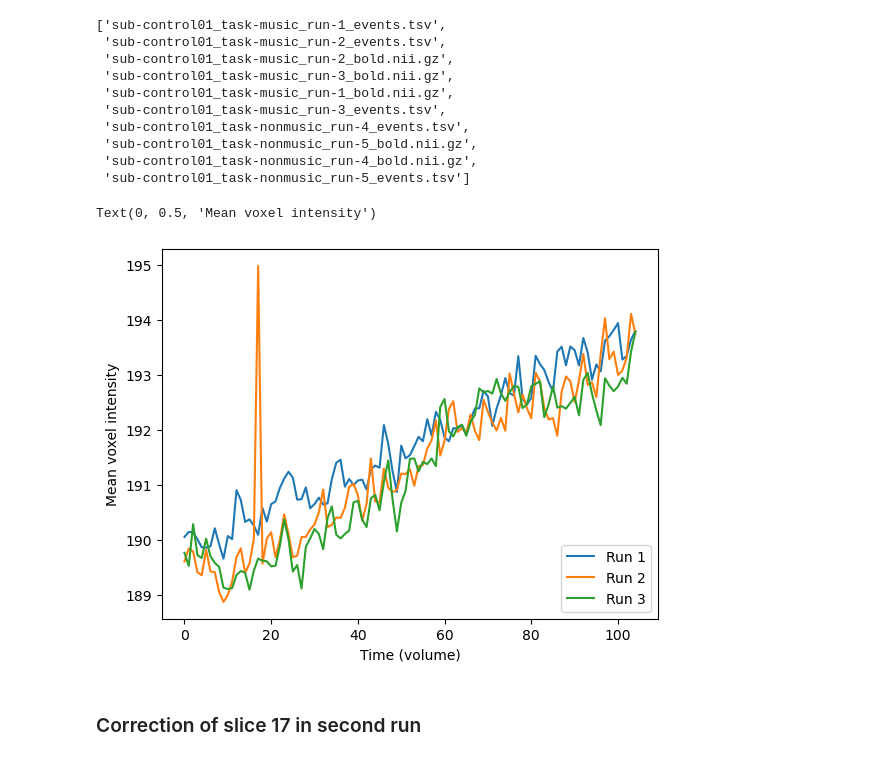
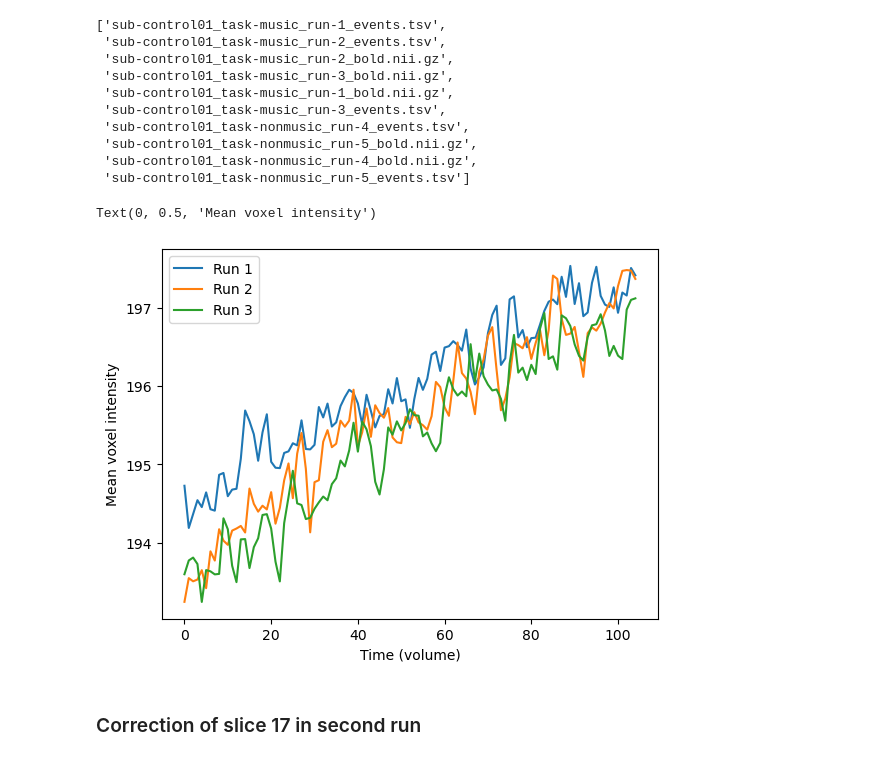
Before and after one commit to NicolasRR/NSSP, a Jupyter notebook: preprocessing.ipynb, the cells around one changed output. Drawn from its saved outputs; the diff is of its cells as text; code cells hidden in the pictures.

```diff
--- a/preprocessing.ipynb
+++ b/preprocessing.ipynb
@@ -83,8 +69,8 @@ mni_template = op.expandvars(op.join('$FSLDIR', 'data', 'standard', 'MNI152_T1_1
 # %%
-anatomical_path = op.join(bids_root, 'sub-control01', 'anat', 'sub-control01_T1w.nii.gz')
-betted_brain_path = op.join(preproc_root, 'sub-control01', 'anat', 'sub-control01_T1w.nii.gz')
-resulting_mask_path = op.join(preproc_root, 'sub-control01', 'anat', 'sub-control01_T1w_mask.nii.gz')
-segmentation_path = op.join(preproc_root, 'sub-control01', 'anat', 'sub-control01_T1w_fast')
+anatomical_path = op.join(bids_root, f'sub-control0{number}', 'anat', f'sub-control0{number}_T1w.nii.gz')
+betted_brain_path = op.join(preproc_root, f'sub-control0{number}', 'anat', f'sub-control0{number}_T1w.nii.gz')
+resulting_mask_path = op.join(preproc_root, f'sub-control0{number}', 'anat', f'sub-control0{number}_T1w_mask.nii.gz')
+segmentation_path = op.join(preproc_root, f'sub-control0{number}', 'anat', f'sub-control0{number}_T1w_fast')
 mni_template = op.expandvars(op.join('$FSLDIR', 'data', 'standard', 'MNI152_T1_1mm_brain'))
 flirt_path = op.join(preproc_root, 'sub-{}'.format(subject_id), 'anat', 'sub-{}_T1w_mni'.format(subject_id))
 flirt_matrix_path = op.join(preproc_root, 'sub-{}'.format(subject_id), 'anat', 'sub-{}_T1w_mni_lin.mat'.format(subject_id))
@@ -92,8 +78,8 @@ ants_t1_mni_path = op.join(preproc_root, 'sub-{}'.format(subject_id), 'anat', 's
 ants_t1_mni_path_warp = ants_t1_mni_path+"_warp.nii.gz"
 
 
-functional_concatenated= op.join(preproc_root,"sub-control01/func", 'sub-control01_task-music_concat_bold.nii.gz')
-path_moco_data = op.join(preproc_root, 'sub-control01', 'func', 'sub-control01_task-music_concat_bold_moco')
+functional_concatenated= op.join(preproc_root,f"sub-control0{number}/func", f'sub-control0{number}_task-music_concat_bold.nii.gz')
+path_moco_data = op.join(preproc_root, f'sub-control0{number}', 'func', f'sub-control0{number}_task-music_concat_bold_moco')
 # %% [markdown]
 ## Download
 # %%
@@ -272,18 +272,18 @@ os.listdir(op.join(bids_root, 'sub-control01', 'func'))
 # %%
 import matplotlib.pyplot as plt
 import nibabel as nib
 for run in range(1, 4):
-    bold_path = op.join(bids_root, 'sub-control01', 'func', 'sub-control01_task-music_run-{}_bold.nii.gz'.format(run))
+    bold_path = op.join(bids_root, 'sub-control02', 'func', 'sub-control02_task-music_run-{}_bold.nii.gz'.format(run))
     bold_img = nib.load(bold_path)
     bold_data = bold_img.get_fdata()
     mean_data = bold_data.mean(axis=(0, 1, 2))
     plt.plot(mean_data, label='Run {}'.format(run))
 plt.legend()
 plt.xlabel('Time (volume)')
 plt.ylabel('Mean voxel intensity')
 # %% [output]
 Text(0, 0.5, 'Mean voxel intensity')
-[figure, old version]
+[figure, new version]
 # %%
 import matplotlib.pyplot as plt
 import nibabel as nib
```
Also changed, not shown: parts of 36 cells of this notebook, 1 other file.
